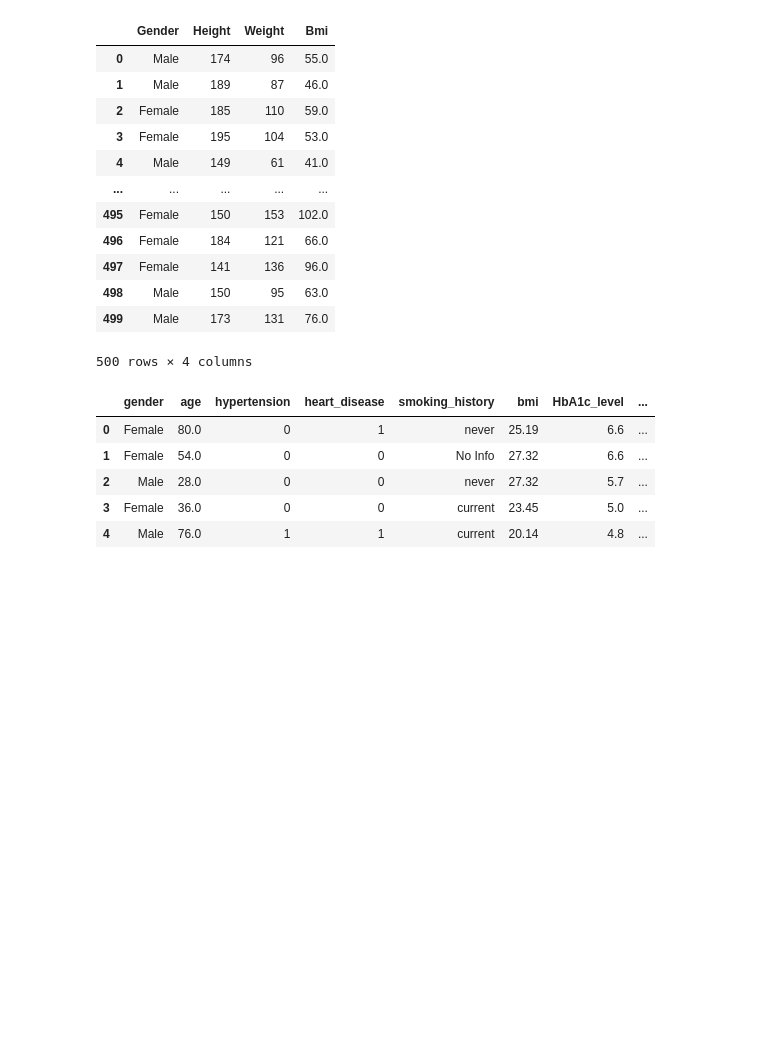
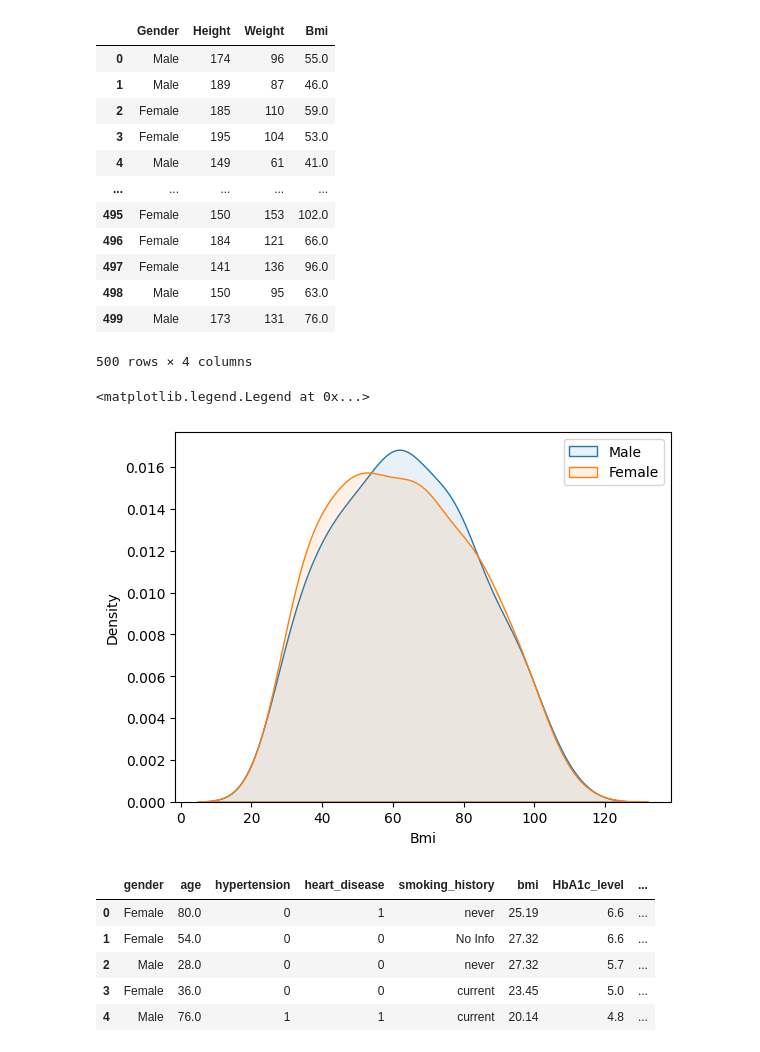
Before and after one commit to VishalRavichandran27/hds5210-2023, a Jupyter notebook: final/final.ipynb, the cells around one changed output. Cells and saved outputs as stored; diff of their text form; code cells hidden in the pictures; blank space fills up the shorter version.

```diff
--- a/final/final.ipynb
+++ b/final/final.ipynb
@@ -51,6 +55,15 @@ measuring
 | 498 | Male | 150 | 95 | 63.0 |
 | 499 | Male | 173 | 131 | 76.0 |
 500 rows × 4 columns
+# %%
+measuring_male = measuring[measuring['Gender']=='Male']
+measuring_female = measuring[measuring['Gender']=='Female']
+sns.kdeplot(measuring_male['Bmi'],alpha = 0.1,fill = True)
+sns.kdeplot(measuring_female['Bmi'],alpha = 0.1,fill = True)
+plt.legend(['Male','Female'])
+# %% [output]
+<matplotlib.legend.Legend at 0x...>
+[figure, added]
 # %%
 diabetes = pd.read_csv('diabetes_prediction_dataset.csv')
 diabetes.head()
```
Also changed, not shown: parts of 16 cells of this notebook.
